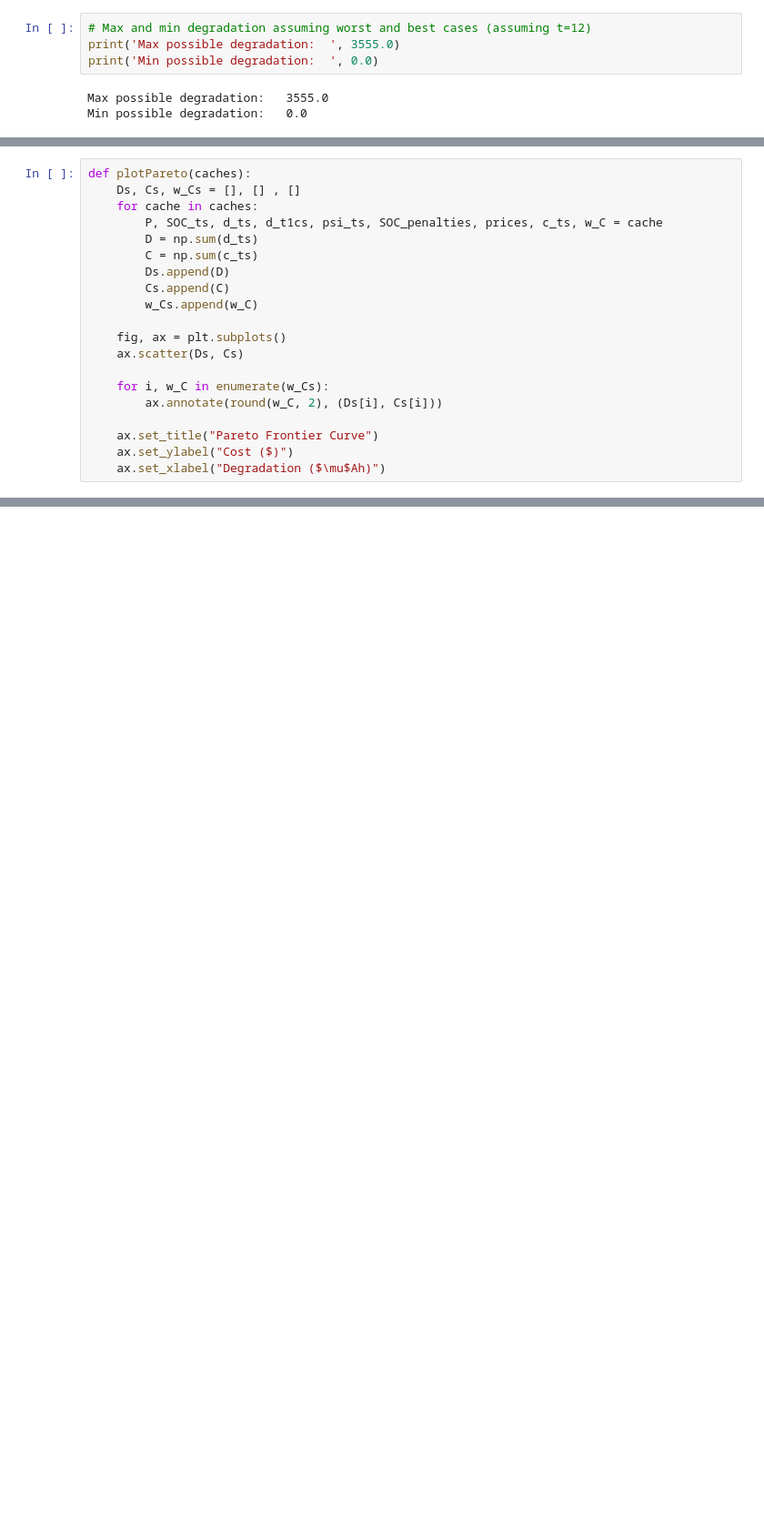
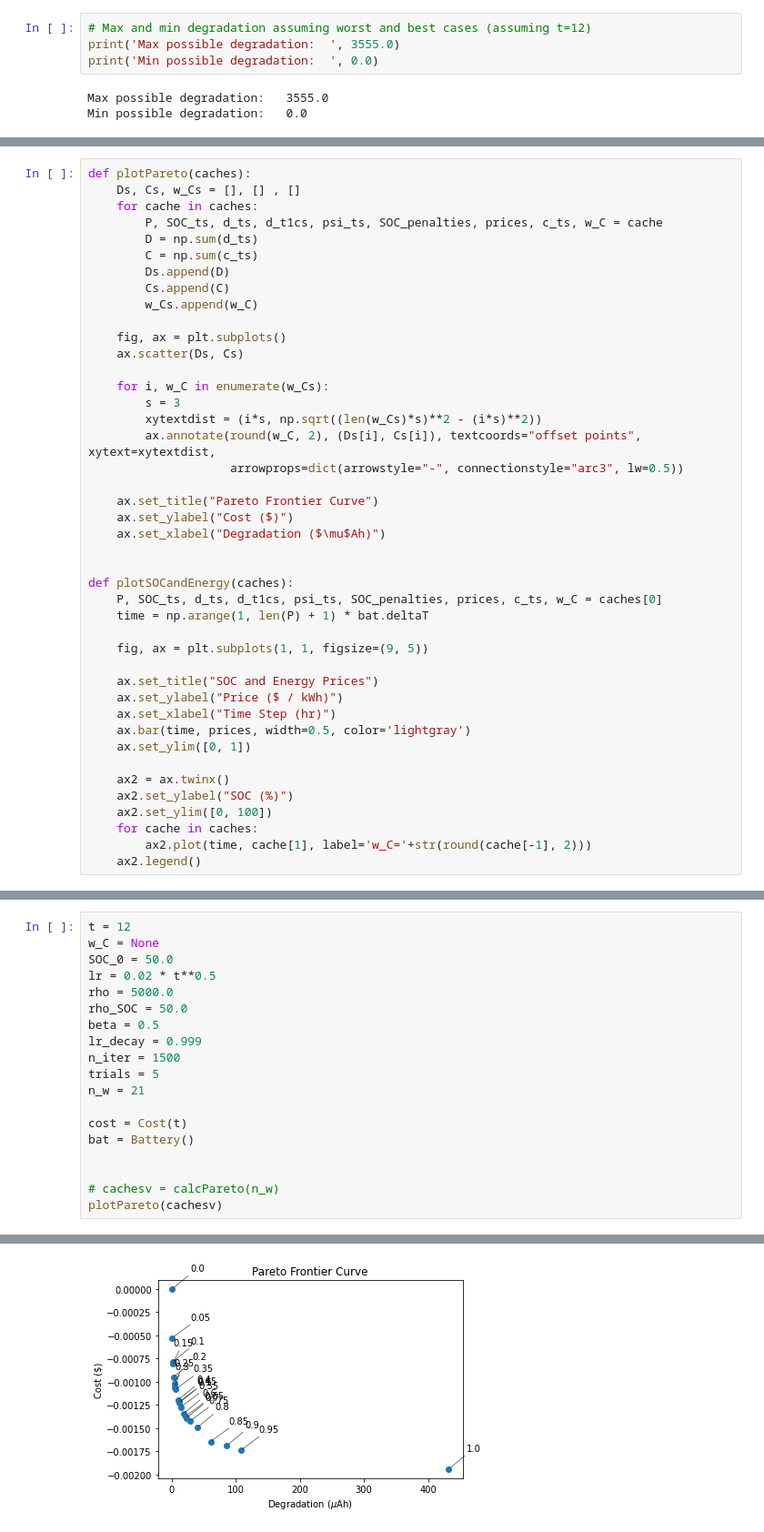
Before and after one commit to jacobazoulay/battery-optimization, a Jupyter notebook: notebooks/Model_Optimization.ipynb, the cells around one changed output, grey strips where cells are left out. Shown at 91% size. Drawn from its saved outputs; the diff is of its cells as text; blank space fills up the shorter version.

```diff
--- a/notebooks/Model_Optimization.ipynb
+++ b/notebooks/Model_Optimization.ipynb
@@ -383,8 +447,31 @@ def plotPareto(caches):
     ax.scatter(Ds, Cs)
 
     for i, w_C in enumerate(w_Cs):
-        ax.annotate(round(w_C, 2), (Ds[i], Cs[i]))
+        s = 3
+        xytextdist = (i*s, np.sqrt((len(w_Cs)*s)**2 - (i*s)**2))
+        ax.annotate(round(w_C, 2), (Ds[i], Cs[i]), textcoords="offset points", xytext=xytextdist,
+                    arrowprops=dict(arrowstyle="-", connectionstyle="arc3", lw=0.5))
 
     ax.set_title("Pareto Frontier Curve")
     ax.set_ylabel("Cost ($)")
     ax.set_xlabel("Degradation ($\mu$Ah)")
+
+
+def plotSOCandEnergy(caches):
+    P, SOC_ts, d_ts, d_t1cs, psi_ts, SOC_penalties, prices, c_ts, w_C = caches[0]
+    time = np.arange(1, len(P) + 1) * bat.deltaT
+
+    fig, ax = plt.subplots(1, 1, figsize=(9, 5))
+
+    ax.set_title("SOC and Energy Prices")
+    ax.set_ylabel("Price ($ / kWh)")
+    ax.set_xlabel("Time Step (hr)")
+    ax.bar(time, prices, width=0.5, color='lightgray')
+    ax.set_ylim([0, 1])
+
+    ax2 = ax.twinx()
+    ax2.set_ylabel("SOC (%)")
+    ax2.set_ylim([0, 100])
+    for cache in caches:
+        ax2.plot(time, cache[1], label='w_C='+str(round(cache[-1], 2)))
+    ax2.legend()
@@ -425,0 +515,20 @@ bat.plotPsi()
+# %%
+t = 12
+w_C = None
+SOC_0 = 50.0
+lr = 0.02 * t**0.5
+rho = 5000.0
+rho_SOC = 50.0
+beta = 0.5
+lr_decay = 0.999
+n_iter = 1500
+trials = 5
+n_w = 21
+
+cost = Cost(t)
+bat = Battery()
+
+
+# cachesv = calcPareto(n_w)
+plotPareto(cachesv)
+# %% [output]
@@ -425,0 +552 @@ bat.plotPsi()
+[figure, added]
```
Also changed, not shown: parts of 32 cells of this notebook, 10 other files.
